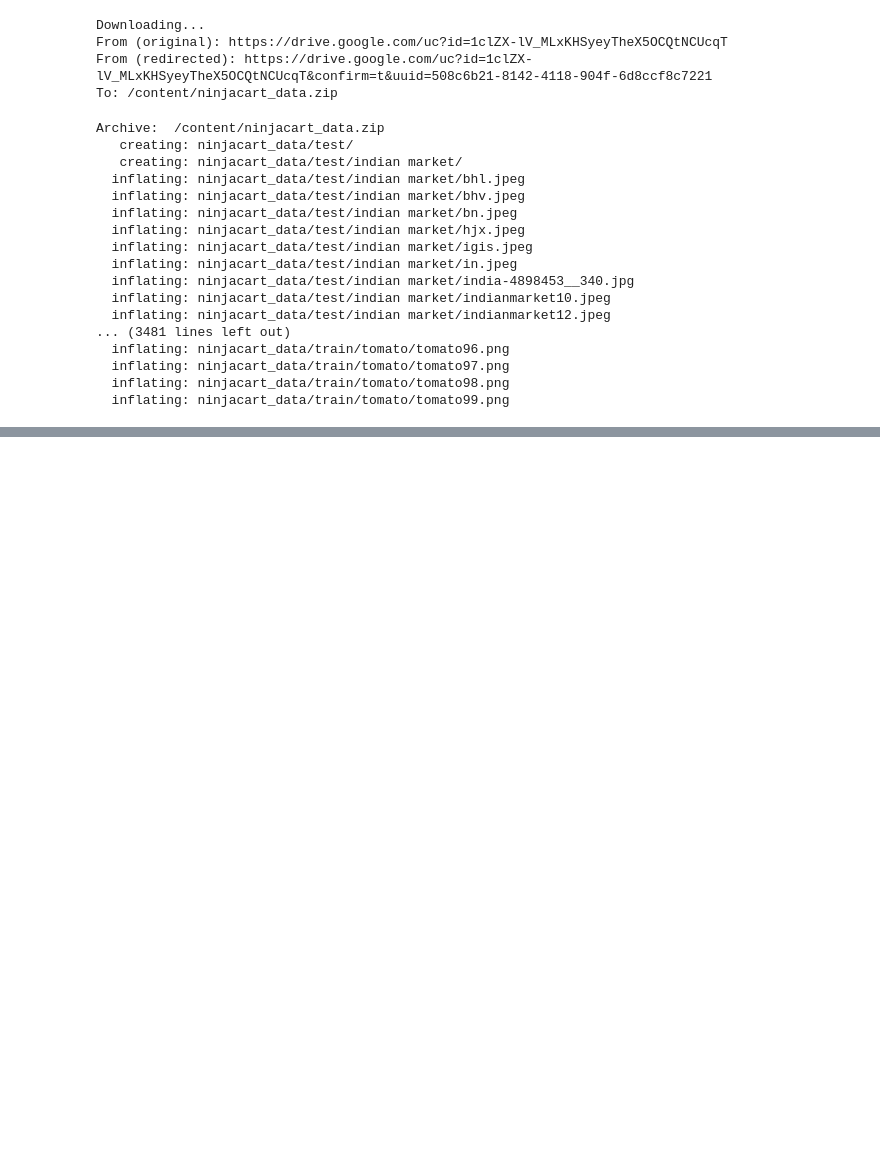
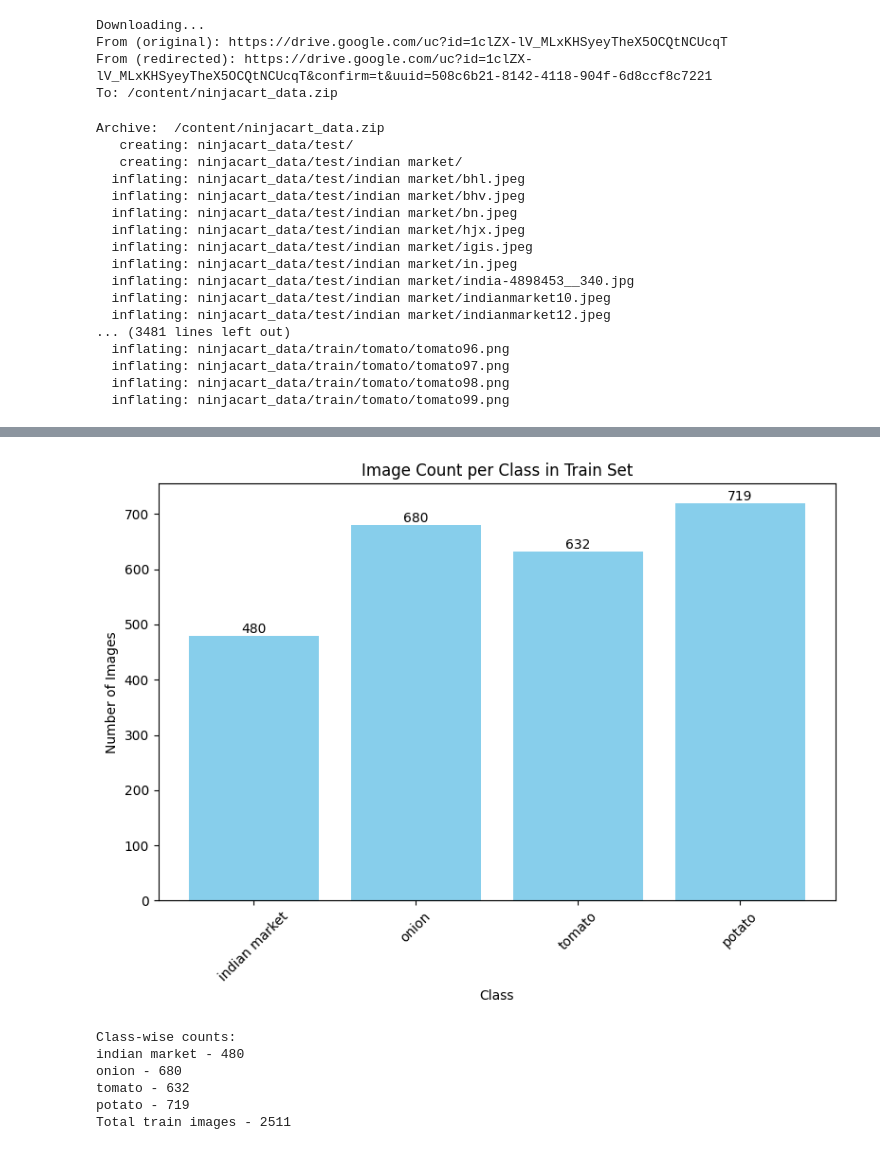
Before and after one commit to Jayaprakash1710/Computer-Vision-Ninjacart, a Jupyter notebook: Ninjacart_case_study.ipynb, the cells around one changed output, grey strips where cells are left out. Drawn from its saved outputs; the diff is of its cells as text; code cells hidden in the pictures; blank space fills up the shorter version.

```diff
--- a/Ninjacart_case_study.ipynb
+++ b/Ninjacart_case_study.ipynb
@@ -284,0 +139,10 @@ plt.show()
+# %%
+visualize_image_counts("train")
+# %% [output]
+[figure, added]
+Class-wise counts:
+indian market - 480
+onion - 680
+tomato - 632
+potato - 719
+Total train images - 2511
```
Also changed, not shown: parts of 38 cells of this notebook.
